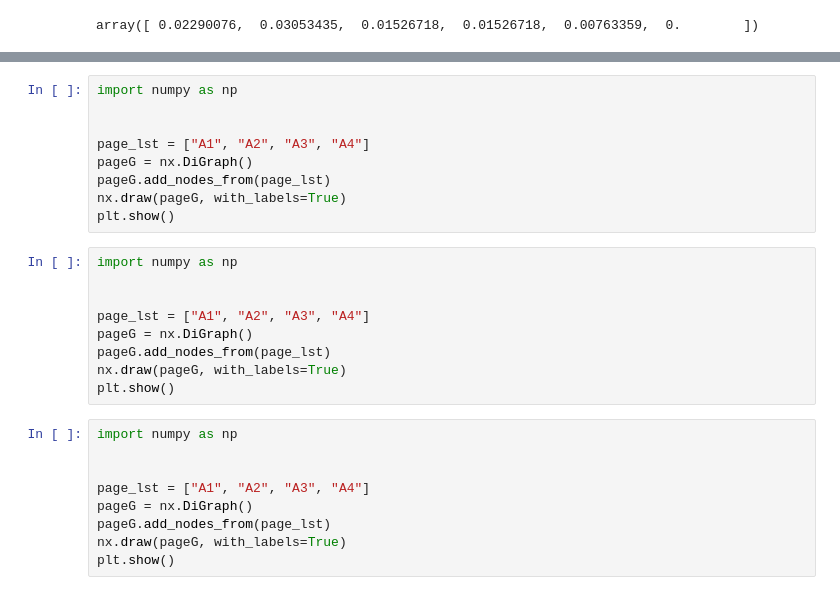
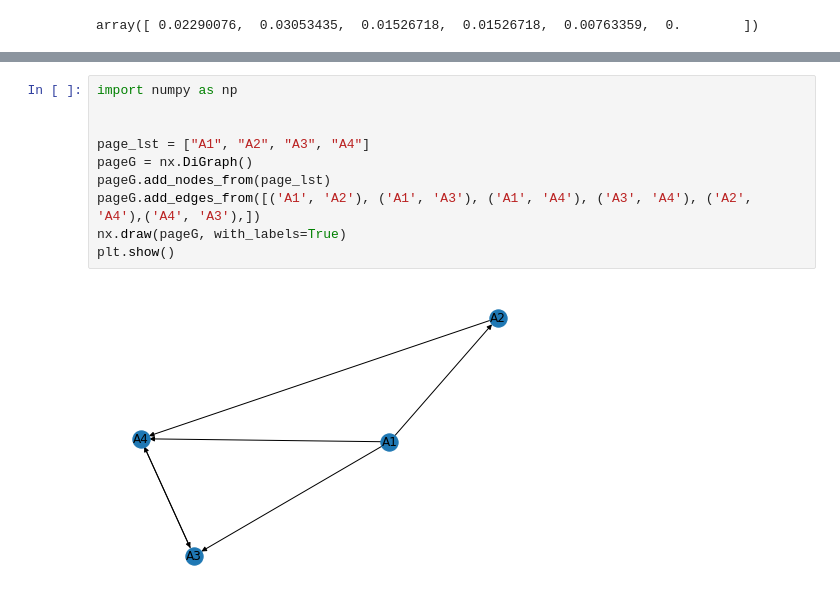
Before and after one commit to andrejkk/UPK, a Jupyter notebook: AKosir-Sec-PersonalizedSearch_SLO.ipynb, the cells around one changed output, grey strips where cells are left out. Saved outputs shown, nothing was run; the diff lists cells and outputs as text.

```diff
--- a/AKosir-Sec-PersonalizedSearch_SLO.ipynb
+++ b/AKosir-Sec-PersonalizedSearch_SLO.ipynb
@@ -803,27 +810,12 @@ import matplotlib.pyplot as plt
 # %%
 import numpy as np
 
 
 page_lst = ["A1", "A2", "A3", "A4"]
 pageG = nx.DiGraph()
 pageG.add_nodes_from(page_lst)
+pageG.add_edges_from([('A1', 'A2'), ('A1', 'A3'), ('A1', 'A4'), ('A3', 'A4'), ('A2', 'A4'),('A4', 'A3'),])
 nx.draw(pageG, with_labels=True)
 plt.show()
+# %% [output]
+[figure, added]
-# %%
-import numpy as np
-
-
-page_lst = ["A1", "A2", "A3", "A4"]
-pageG = nx.DiGraph()
-pageG.add_nodes_from(page_lst)
-nx.draw(pageG, with_labels=True)
-plt.show()
-# %%
-import numpy as np
-
-
-page_lst = ["A1", "A2", "A3", "A4"]
-pageG = nx.DiGraph()
-pageG.add_nodes_from(page_lst)
-nx.draw(pageG, with_labels=True)
-plt.show()
```
Also changed, not shown: parts of 6 cells of this notebook, 2 other files.
